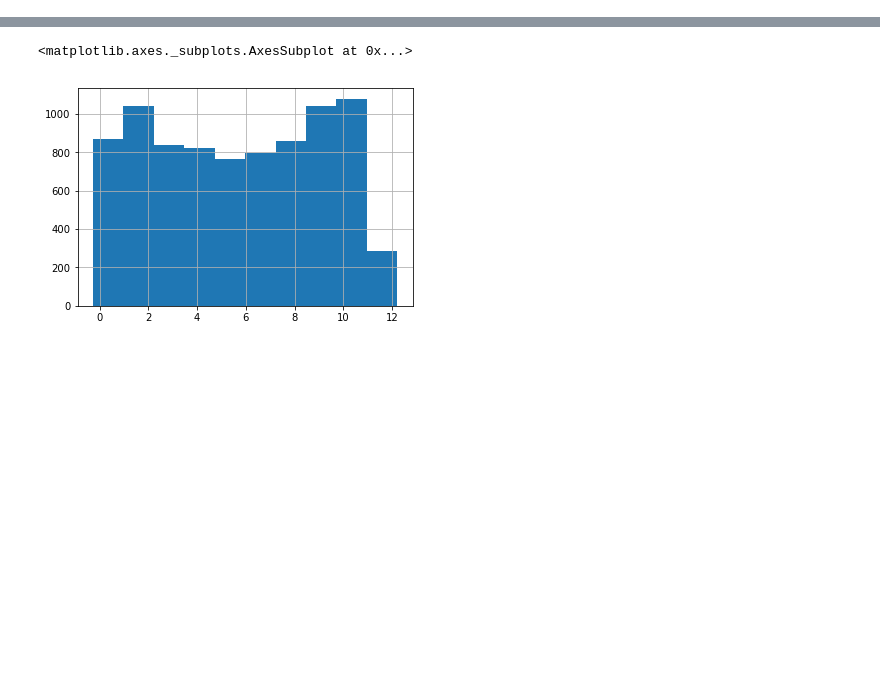
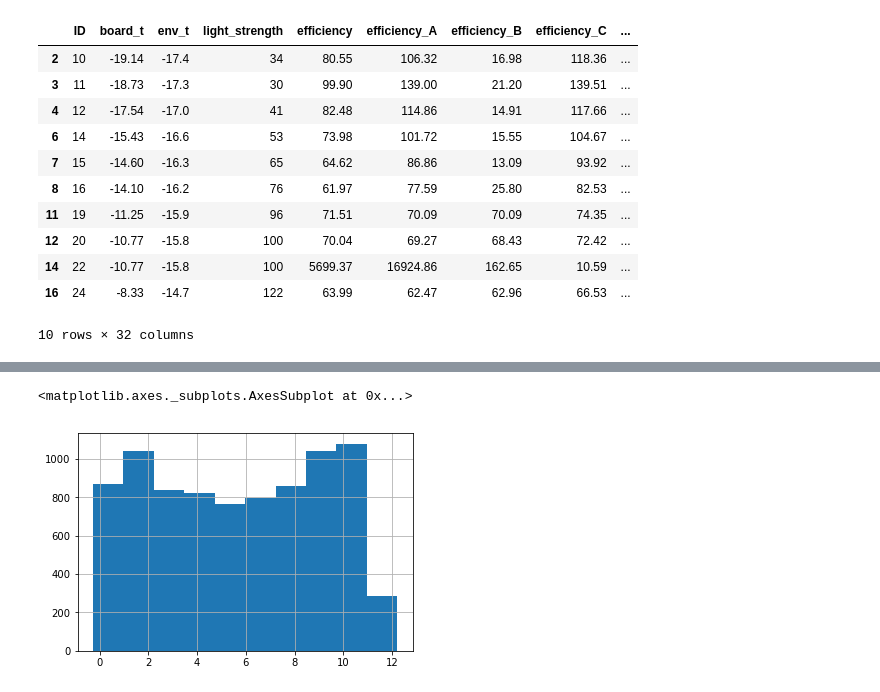
Before and after one commit to thuwyh/solar-magic, a Jupyter notebook: script/baseline-V2.ipynb, the cells around one changed output, grey strips where cells are left out. Drawn from its saved outputs; the diff is of its cells as text; code cells hidden in the pictures; blank space fills up the shorter version.

```diff
--- a/script/baseline-V2.ipynb
+++ b/script/baseline-V2.ipynb
@@ -191,9 +308,13 @@ df = df.merge(layer1_result, on='ID', how='left')
 # %%
 for t in target:
     df['diff_'+t] = df[t]-df['predicted_'+t]
+# %%
+df['magic_feature'] = df['ID']%190
 # %%
-train = df.iloc[0:train_len]
-test = df.iloc[train_len:]
+# train = df.iloc[0:train_len]
+# test = df.iloc[train_len:]
+train = df[df['is_train']==1]
+test = df[df['is_train']==0]
 # %%
 params = {
     'boosting_type': 'gbdt',
@@ -285,0 +410,15 @@ local cv: 0.852399722262
+# %%
+train.head(10)
+# %% [output]
+|  | ID | board_t | env_t | light_strength | efficiency | efficiency_A | efficiency_B | efficiency_C | ... |
+| 2 | 10 | -19.14 | -17.4 | 34 | 80.55 | 106.32 | 16.98 | 118.36 | ... |
+| 3 | 11 | -18.73 | -17.3 | 30 | 99.90 | 139.00 | 21.20 | 139.51 | ... |
+| 4 | 12 | -17.54 | -17.0 | 41 | 82.48 | 114.86 | 14.91 | 117.66 | ... |
+| 6 | 14 | -15.43 | -16.6 | 53 | 73.98 | 101.72 | 15.55 | 104.67 | ... |
+| 7 | 15 | -14.60 | -16.3 | 65 | 64.62 | 86.86 | 13.09 | 93.92 | ... |
+| 8 | 16 | -14.10 | -16.2 | 76 | 61.97 | 77.59 | 25.80 | 82.53 | ... |
+| 11 | 19 | -11.25 | -15.9 | 96 | 71.51 | 70.09 | 70.09 | 74.35 | ... |
+| 12 | 20 | -10.77 | -15.8 | 100 | 70.04 | 69.27 | 68.43 | 72.42 | ... |
+| 14 | 22 | -10.77 | -15.8 | 100 | 5699.37 | 16924.86 | 162.65 | 10.59 | ... |
+| 16 | 24 | -8.33 | -14.7 | 122 | 63.99 | 62.47 | 62.96 | 66.53 | ... |
+10 rows × 32 columns
```
Also changed, not shown: parts of 31 cells of this notebook, 33 other files.
